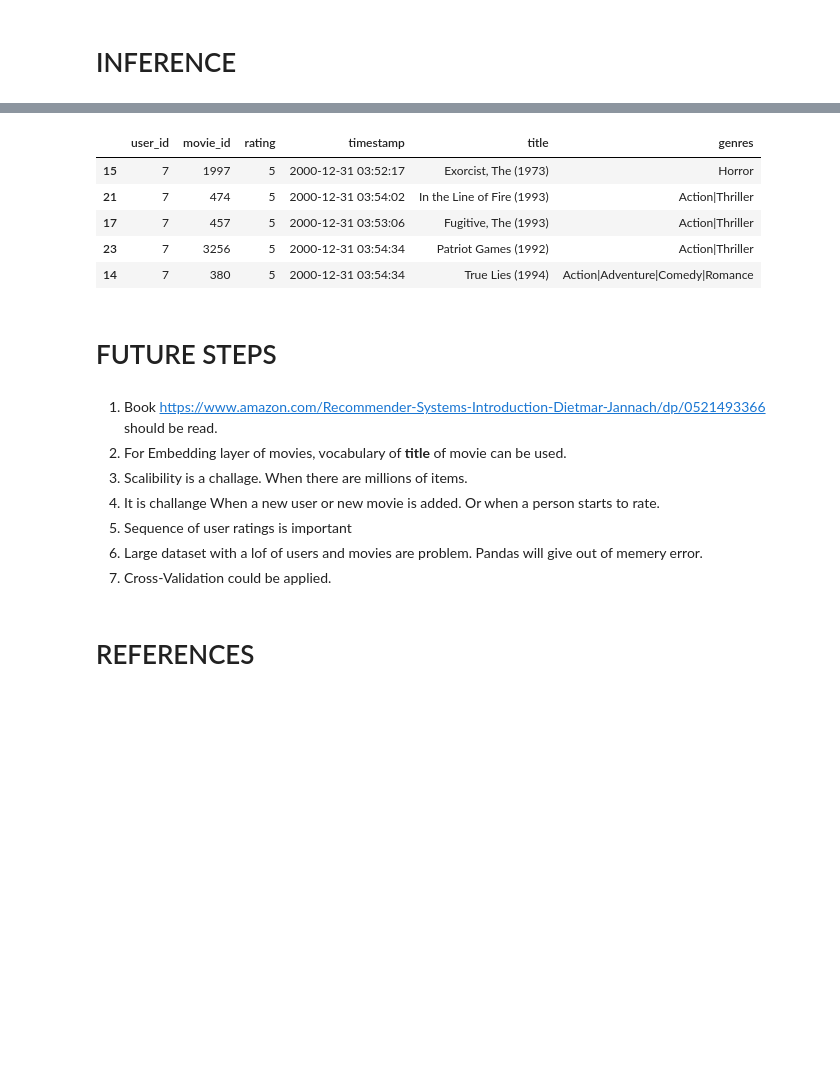
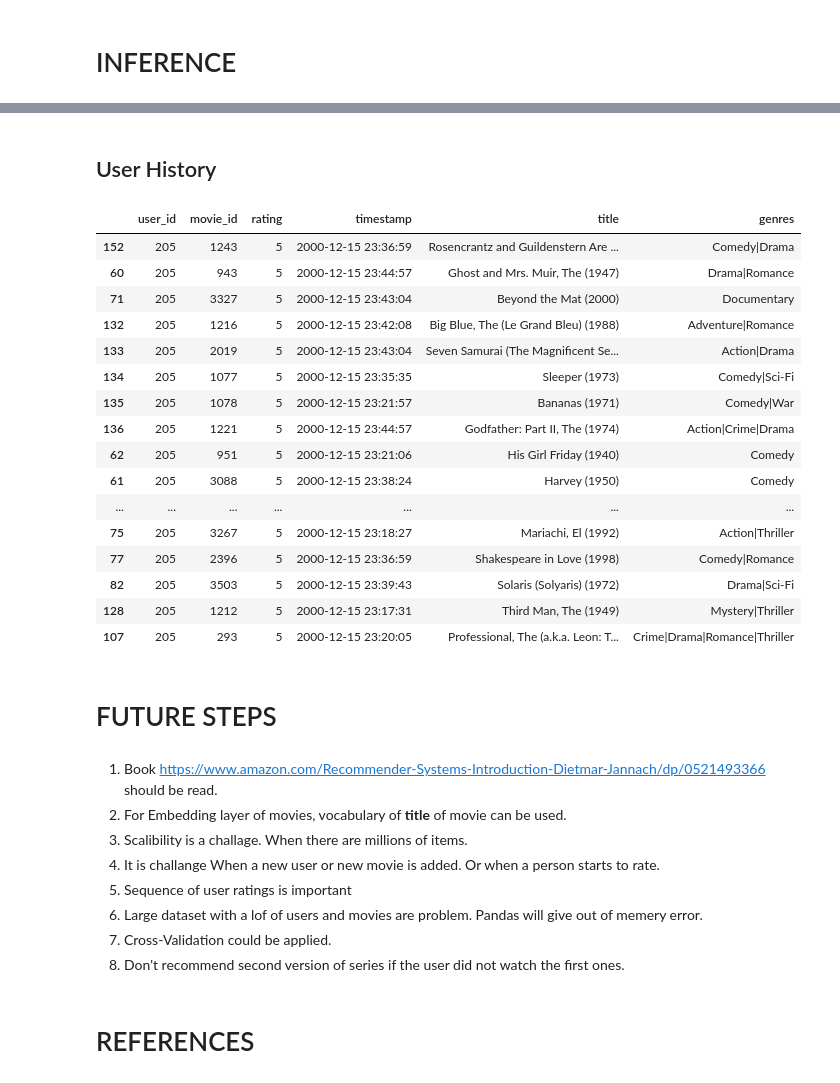
Before and after one commit to emremidilli/Movie-Recommender-System, a Jupyter notebook: Analysis.ipynb, the cells around one changed output, grey strips where cells are left out. Cells and saved outputs as stored; diff of their text form; code cells hidden in the pictures; blank space fills up the shorter version.

```diff
--- a/Analysis.ipynb
+++ b/Analysis.ipynb
@@ -201,3 +164,0 @@ dfFirstRatingDateOfUsers
-# %%
-ixRatingsToDrop = dfRatings[dfRatings['timestamp'] > gc_dt_RECOMMENDATION_DATE ].index
-dfRatings.drop(ixRatingsToDrop, axis = 0, inplace = True)
@@ -471,7 +402,7 @@ aMovieSimilarities =  pairwise_distances(aLatentFeaturesMovies, metric='cosine')
 # %% [markdown]
 # INFERENCE
 # %%
-iUserID = 7
+iUserID = 205
 
 iUserIDEncoded = int(oUserEncoder.transform(np.array(iUserID).reshape(-1, 1))[0][0])
 iUserIDEncoded
@@ -589,15 +541,28 @@ dfToRecommend[['movie_id', 'normalized_similarity_and_expectation_weighted_ratin
+# %% [markdown]
+## User History
 # %%
 dfUserHistory =  dfRatings[dfRatings['user_id'] == iUserID]
 dfUserHistory = pd.merge(left = dfUserHistory , right= dfCopyMovies, left_on = 'movie_id', right_on = 'movie_id' )
 dfUserHistory.sort_values(by = 'rating',  ascending = False, inplace = True)
-dfUserHistory.head(5)
+dfUserHistory.head(25)
 # %% [output]
 |  | user_id | movie_id | rating | timestamp | title | genres |
-| 15 | 7 | 1997 | 5 | 2000-12-31 03:52:17 | Exorcist, The (1973) | Horror |
-| 21 | 7 | 474 | 5 | 2000-12-31 03:54:02 | In the Line of Fire (1993) | Action|Thriller |
-| 17 | 7 | 457 | 5 | 2000-12-31 03:53:06 | Fugitive, The (1993) | Action|Thriller |
-| 23 | 7 | 3256 | 5 | 2000-12-31 03:54:34 | Patriot Games (1992) | Action|Thriller |
-| 14 | 7 | 380 | 5 | 2000-12-31 03:54:34 | True Lies (1994) | Action|Adventure|Comedy|Romance |
+| 152 | 205 | 1243 | 5 | 2000-12-15 23:36:59 | Rosencrantz and Guildenstern Are ... | Comedy|Drama |
+| 60 | 205 | 943 | 5 | 2000-12-15 23:44:57 | Ghost and Mrs. Muir, The (1947) | Drama|Romance |
+| 71 | 205 | 3327 | 5 | 2000-12-15 23:43:04 | Beyond the Mat (2000) | Documentary |
+| 132 | 205 | 1216 | 5 | 2000-12-15 23:42:08 | Big Blue, The (Le Grand Bleu) (1988) | Adventure|Romance |
+| 133 | 205 | 2019 | 5 | 2000-12-15 23:43:04 | Seven Samurai (The Magnificent Se... | Action|Drama |
+| 134 | 205 | 1077 | 5 | 2000-12-15 23:35:35 | Sleeper (1973) | Comedy|Sci-Fi |
+| 135 | 205 | 1078 | 5 | 2000-12-15 23:21:57 | Bananas (1971) | Comedy|War |
+| 136 | 205 | 1221 | 5 | 2000-12-15 23:44:57 | Godfather: Part II, The (1974) | Action|Crime|Drama |
+| 62 | 205 | 951 | 5 | 2000-12-15 23:21:06 | His Girl Friday (1940) | Comedy |
+| 61 | 205 | 3088 | 5 | 2000-12-15 23:38:24 | Harvey (1950) | Comedy |
+| ... | ... | ... | ... | ... | ... | ... |
+| 75 | 205 | 3267 | 5 | 2000-12-15 23:18:27 | Mariachi, El (1992) | Action|Thriller |
+| 77 | 205 | 2396 | 5 | 2000-12-15 23:36:59 | Shakespeare in Love (1998) | Comedy|Romance |
+| 82 | 205 | 3503 | 5 | 2000-12-15 23:39:43 | Solaris (Solyaris) (1972) | Drama|Sci-Fi |
+| 128 | 205 | 1212 | 5 | 2000-12-15 23:17:31 | Third Man, The (1949) | Mystery|Thriller |
+| 107 | 205 | 293 | 5 | 2000-12-15 23:20:05 | Professional, The (a.k.a. Leon: T... | Crime|Drama|Romance|Thriller |
 # %% [markdown]
 # FUTURE STEPS
 # %% [markdown]
@@ -608,6 +573,7 @@ dfUserHistory.head(5)
 1. Sequence of user ratings is important
 1. Large dataset with a lof of users and movies are problem. Pandas will give out of memery error.
 1. Cross-Validation could be applied.
+1. Don't recommend second version of series if the user did not watch the first ones.
 # %% [markdown]
 # REFERENCES
 # %% [markdown]
```
Also changed, not shown: parts of 32 cells of this notebook, 1 other file.
